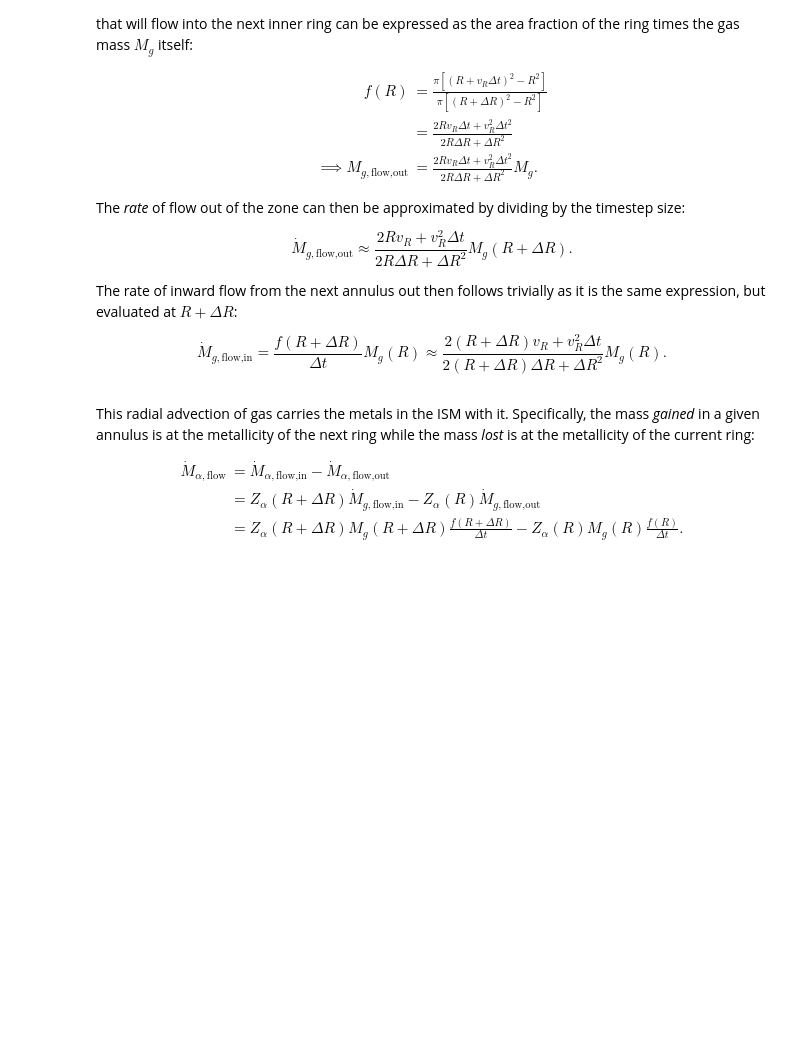
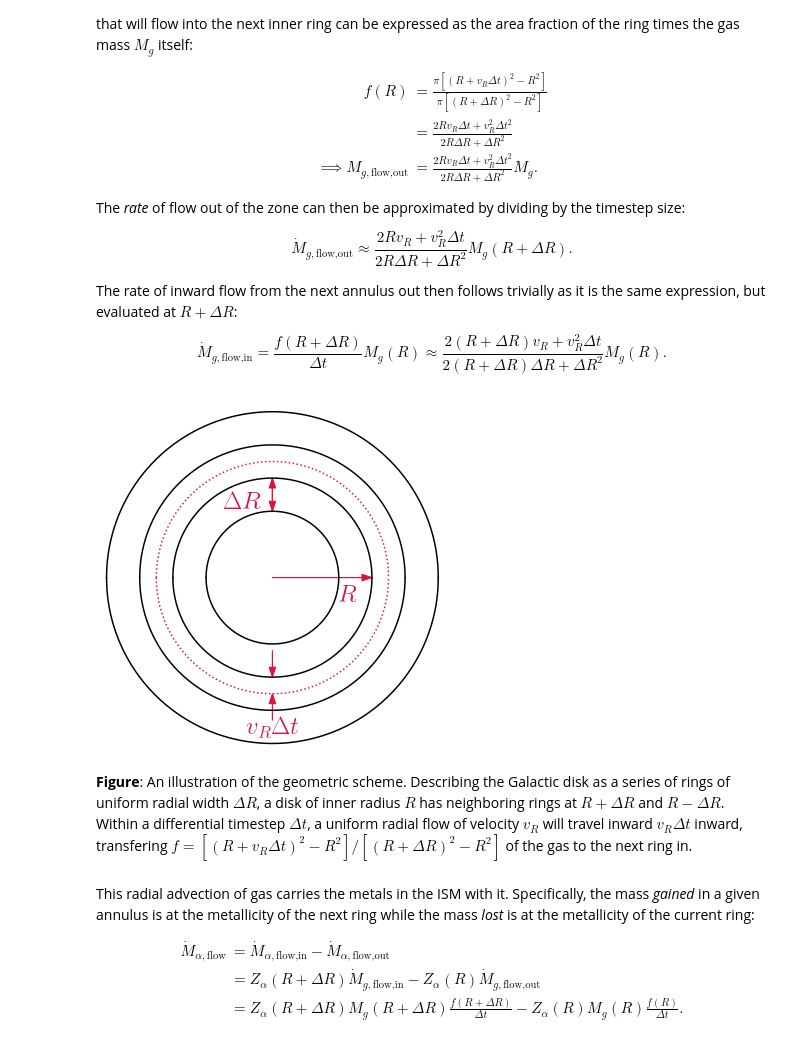
Before and after one commit to giganano/outflows, a Jupyter notebook: notebooks/radialflows.ipynb, the cells around one changed output. Cells and saved outputs as stored; diff of their text form; code cells hidden in the pictures; blank space fills up the shorter version.

```diff
--- a/notebooks/radialflows.ipynb
+++ b/notebooks/radialflows.ipynb
@@ -53,6 +53,47 @@ $$
     2 \left(R + \Delta R\right) \Delta R + \Delta R^2
 } M_g(R).
 $$
+# %%
+fig = plt.figure(figsize = (5, 5))
+ax = fig.add_subplot(111)
+ax.set_xlim([-5.1, 5.1])
+ax.set_ylim([-5.1, 5.1])
+ax.axis("off")
+
+def plot_circle(radius, **kwargs):
+    xvals = np.linspace(-radius, radius, 1000)
+    yvals = [np.sqrt(radius**2 - x**2) for x in xvals]
+    ax.plot(xvals, yvals, **kwargs)
+    yvals = [-np.sqrt(radius**2 - x**2) for x in xvals]
+    ax.plot(xvals, yvals, **kwargs)
+
+kwargs = {"c": named_colors()["black"]}
+for _ in [2, 3, 4, 5]: plot_circle(_, **kwargs)
+plot_circle(3.5, c = named_colors()["crimson"], linestyle = ':')
+kwargs = {
+    "color": named_colors()["crimson"],
+    "length_includes_head": True,
+    "head_width": 0.2
+}
+ax.arrow(0, 0, 3, 0, **kwargs)
+ax.arrow(0, 2, 0, 1, **kwargs)
+ax.arrow(0, 3, 0, -1, **kwargs)
+ax.arrow(0, -4.3, 0, 0.8, **kwargs)
+ax.arrow(0, -2.2, 0, -0.8, **kwargs)
+ax.text(-1.5, 2.1, r"$\Delta R$", color = kwargs["color"], fontsize = 25)
+ax.text(2, -0.7, r"$R$", color = kwargs["color"], fontsize = 25)
+ax.text(-0.8, -4.7, r"$v_R \Delta t$", color = kwargs["color"], fontsize = 25)
+
+plt.tight_layout()
+for ext in ["pdf", "jpeg"]:
+    kwargs = {}
+    if ext == "jpeg": kwargs["dpi"] = 200
+    plt.savefig("./radialflows/schematic.%s" % (ext), **kwargs)
+plt.show()
+# %% [output]
+[figure, added]
+# %% [markdown]
+**Figure**: An illustration of the geometric scheme. Describing the Galactic disk as a series of rings of uniform radial width $\Delta R$, a disk of inner radius $R$ has neighboring rings at $R + \Delta R$ and $R - \Delta R$. Within a differential timestep $\Delta t$, a uniform radial flow of velocity $v_R$ will travel inward $v_R \Delta t$ inward, transfering $f = \left[\left(R + v_R \Delta t\right)^2 - R^2\right] / \left[\left(R + \Delta R\right)^2 - R^2\right]$ of the gas to the next ring in.
 # %% [markdown]
 This radial advection of gas carries the metals in the ISM with it. Specifically, the mass *gained* in a given annulus is at the metallicity of the next ring while the mass *lost* is at the metallicity of the current ring:
 
```
Also changed, not shown: parts of 10 cells of this notebook, 4 other files.
